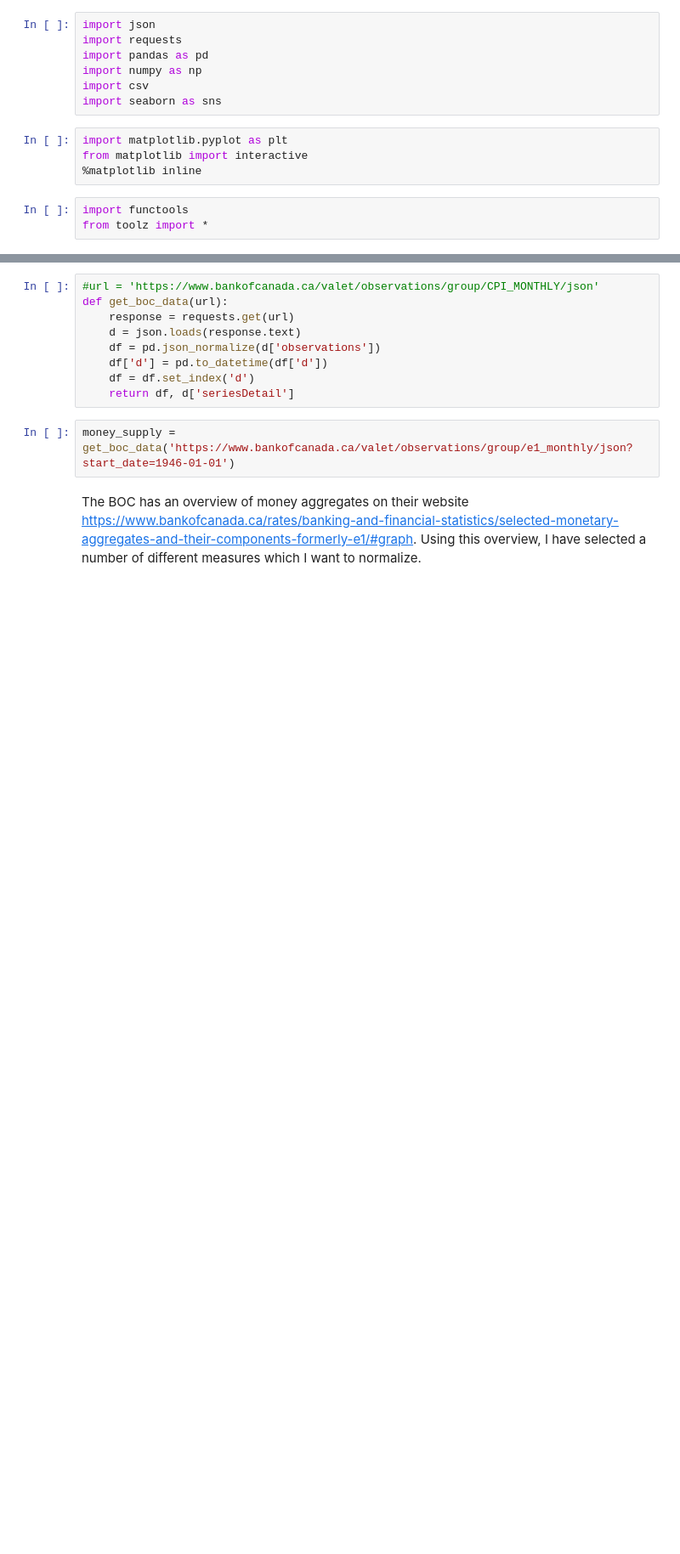
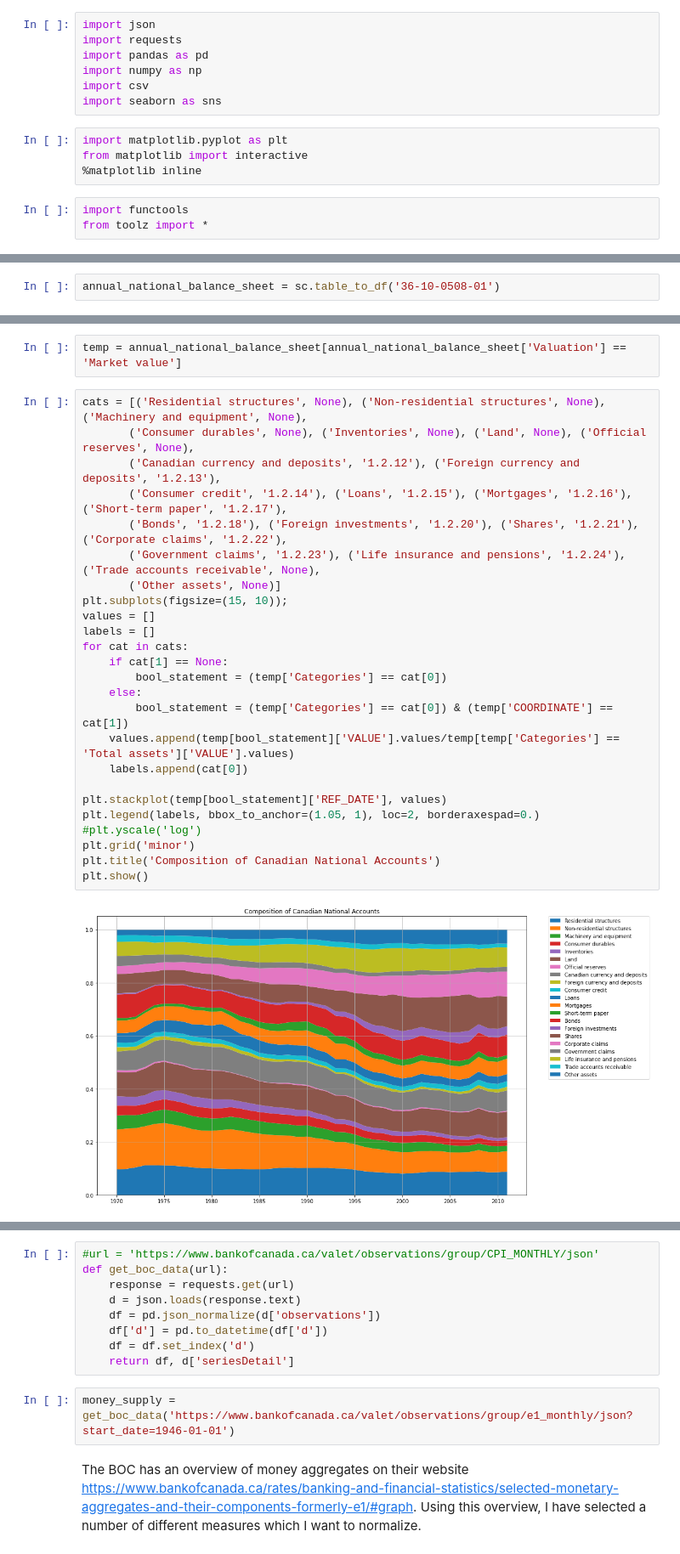
Before and after one commit to aurora-analysis/Canadian-Dollar-Notebooks, a Jupyter notebook: Housing and CPI Analysis.ipynb, the cells around one changed output, grey strips where cells are left out. Shown at 85% size. Drawn from its saved outputs; the diff is of its cells as text; blank space fills up the shorter version.

Commit message:
Update Housing and CPI Analysis.ipynb
addition of canada's historical balance sheet and CPI notes

```diff
--- a/Housing and CPI Analysis.ipynb
+++ b/Housing and CPI Analysis.ipynb
@@ -33,0 +43,2 @@ from toolz import *
+# %%
+annual_national_balance_sheet = sc.table_to_df('36-10-0508-01')
@@ -33,0 +47,29 @@ from toolz import *
+# %%
+temp = annual_national_balance_sheet[annual_national_balance_sheet['Valuation'] == 'Market value']
+# %%
+cats = [('Residential structures', None), ('Non-residential structures', None),('Machinery and equipment', None),
+       ('Consumer durables', None), ('Inventories', None), ('Land', None), ('Official reserves', None),
+       ('Canadian currency and deposits', '1.2.12'), ('Foreign currency and deposits', '1.2.13'),
+       ('Consumer credit', '1.2.14'), ('Loans', '1.2.15'), ('Mortgages', '1.2.16'), ('Short-term paper', '1.2.17'),
+       ('Bonds', '1.2.18'), ('Foreign investments', '1.2.20'), ('Shares', '1.2.21'), ('Corporate claims', '1.2.22'),
+       ('Government claims', '1.2.23'), ('Life insurance and pensions', '1.2.24'), ('Trade accounts receivable', None),
+       ('Other assets', None)]
+plt.subplots(figsize=(15, 10));
+values = []
+labels = []
+for cat in cats:
+    if cat[1] == None:
+        bool_statement = (temp['Categories'] == cat[0])
+    else:
+        bool_statement = (temp['Categories'] == cat[0]) & (temp['COORDINATE'] == cat[1])
+    values.append(temp[bool_statement]['VALUE'].values/temp[temp['Categories'] == 'Total assets']['VALUE'].values)
+    labels.append(cat[0])
+
+plt.stackplot(temp[bool_statement]['REF_DATE'], values)
+plt.legend(labels, bbox_to_anchor=(1.05, 1), loc=2, borderaxespad=0.)
+#plt.yscale('log')
+plt.grid('minor')
+plt.title('Composition of Canadian National Accounts')
+plt.show()
+# %% [output]
+[figure, added]
```
Also changed, not shown: parts of 8 cells of this notebook.
